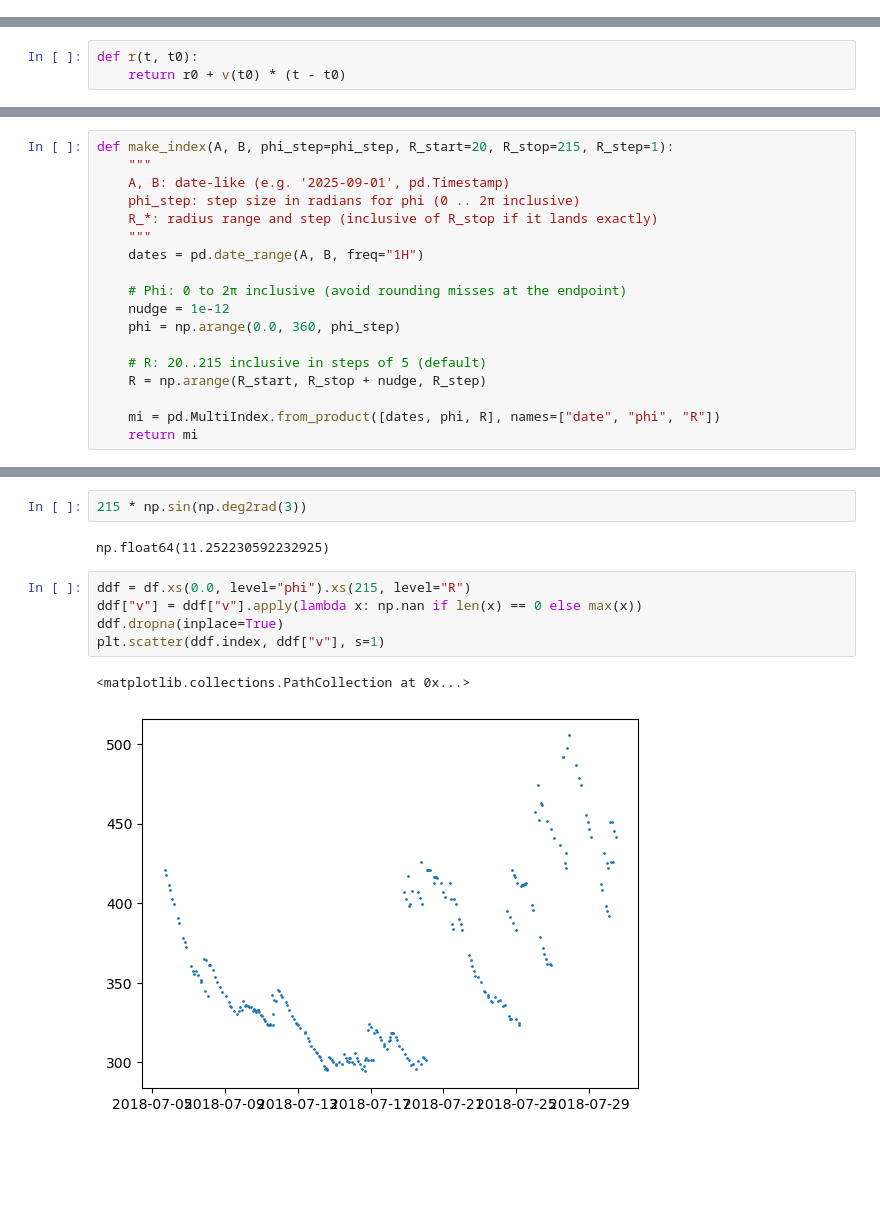
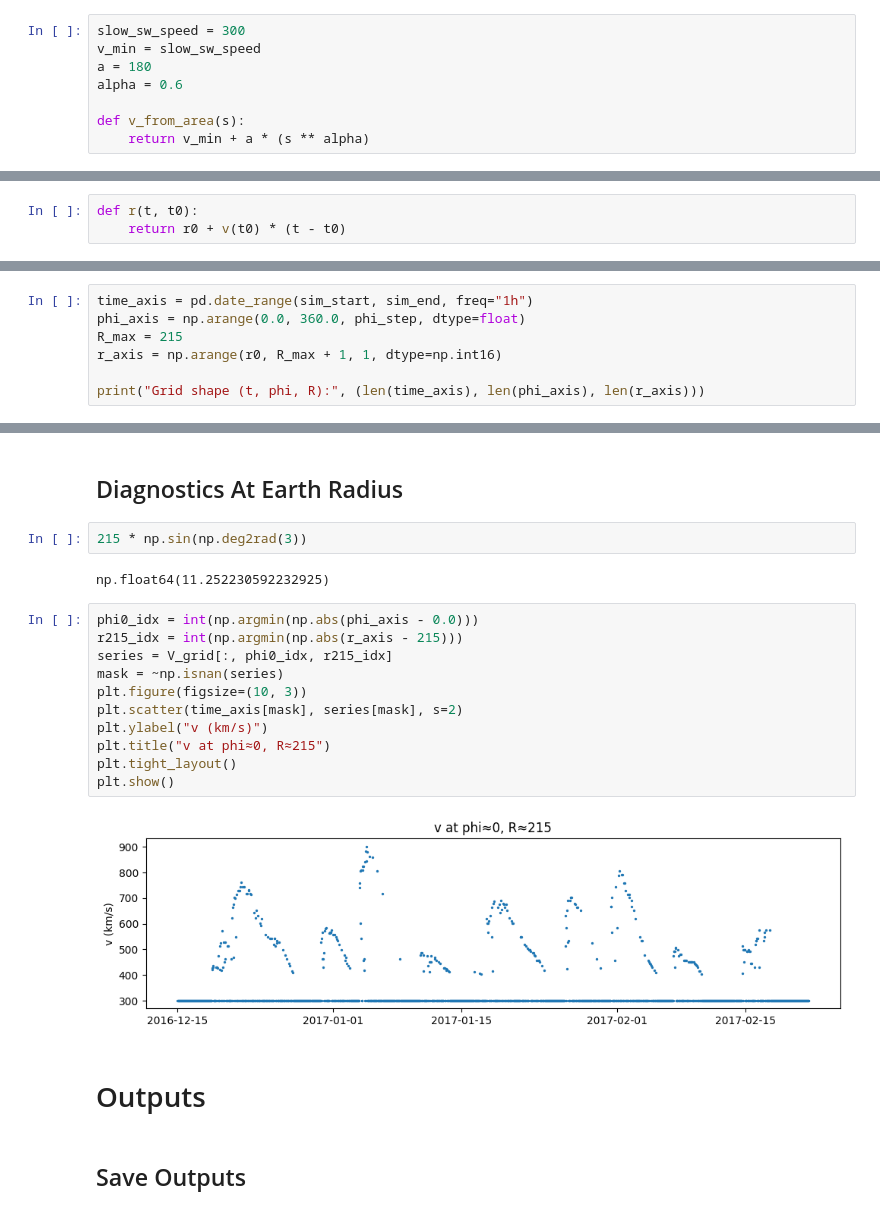
Before and after one commit to oscu0/helio-n, a Jupyter notebook: SW.ipynb, the cells around one changed output, grey strips where cells are left out. Cells and saved outputs as stored; diff of their text form; blank space fills up the shorter version.

Commit message:
2D heliosphere model test on real CH areas

```diff
--- a/SW.ipynb
+++ b/SW.ipynb
@@ -26,0 +80,8 @@ AttributeError: Can only use .str accessor with string values!
+# %%
+slow_sw_speed = 300
+v_min = slow_sw_speed
+a = 180
+alpha = 0.6
+
+def v_from_area(s):
+    return v_min + a * (s ** alpha)
@@ -50,18 +172,7 @@ def r(t, t0):
 # %%
-def make_index(A, B, phi_step=phi_step, R_start=20, R_stop=215, R_step=1):
-    """
-    A, B: date-like (e.g. '2025-09-01', pd.Timestamp)
-    phi_step: step size in radians for phi (0 .. 2π inclusive)
-    R_*: radius range and step (inclusive of R_stop if it lands exactly)
-    """
-    dates = pd.date_range(A, B, freq="1H")
+time_axis = pd.date_range(sim_start, sim_end, freq="1h")
+phi_axis = np.arange(0.0, 360.0, phi_step, dtype=float)
+R_max = 215
+r_axis = np.arange(r0, R_max + 1, 1, dtype=np.int16)
 
-    # Phi: 0 to 2π inclusive (avoid rounding misses at the endpoint)
-    nudge = 1e-12
-    phi = np.arange(0.0, 360, phi_step)
-
-    # R: 20..215 inclusive in steps of 5 (default)
-    R = np.arange(R_start, R_stop + nudge, R_step)
-
-    mi = pd.MultiIndex.from_product([dates, phi, R], names=["date", "phi", "R"])
-    return mi
+print("Grid shape (t, phi, R):", (len(time_axis), len(phi_axis), len(r_axis)))
@@ -286,13 +420,24 @@ interactive(children=(SelectionSlider(continuous_update=False, description='date
+# %% [markdown]
+## Diagnostics At Earth Radius
 # %%
 215 * np.sin(np.deg2rad(3))
 # %% [output]
 np.float64(11.252230592232925)
 # %%
-ddf = df.xs(0.0, level="phi").xs(215, level="R")
-ddf["v"] = ddf["v"].apply(lambda x: np.nan if len(x) == 0 else max(x))
-ddf.dropna(inplace=True)
-plt.scatter(ddf.index, ddf["v"], s=1)
+phi0_idx = int(np.argmin(np.abs(phi_axis - 0.0)))
+r215_idx = int(np.argmin(np.abs(r_axis - 215)))
+series = V_grid[:, phi0_idx, r215_idx]
+mask = ~np.isnan(series)
+plt.figure(figsize=(10, 3))
+plt.scatter(time_axis[mask], series[mask], s=2)
+plt.ylabel("v (km/s)")
+plt.title("v at phi≈0, R≈215")
+plt.tight_layout()
+plt.show()
 # %% [output]
-<matplotlib.collections.PathCollection at 0x...>
-[figure, old version]
+[figure, new version]
+# %% [markdown]
+# Outputs
+# %% [markdown]
+## Save Outputs
 # %%
```
Also changed, not shown: parts of 48 cells of this notebook.
